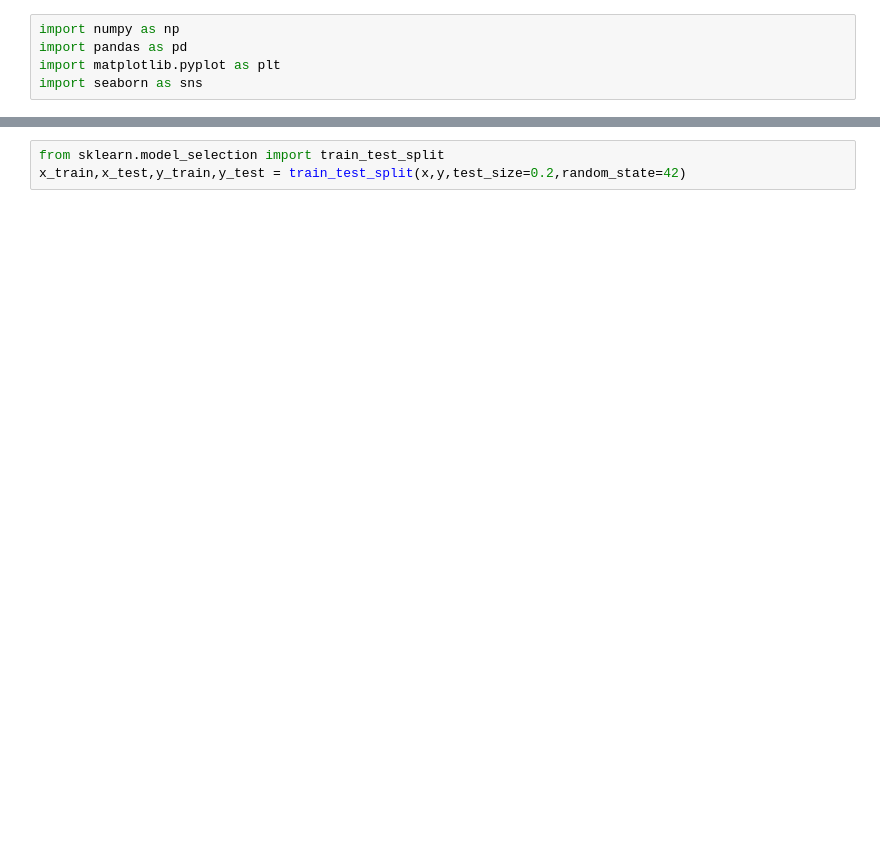
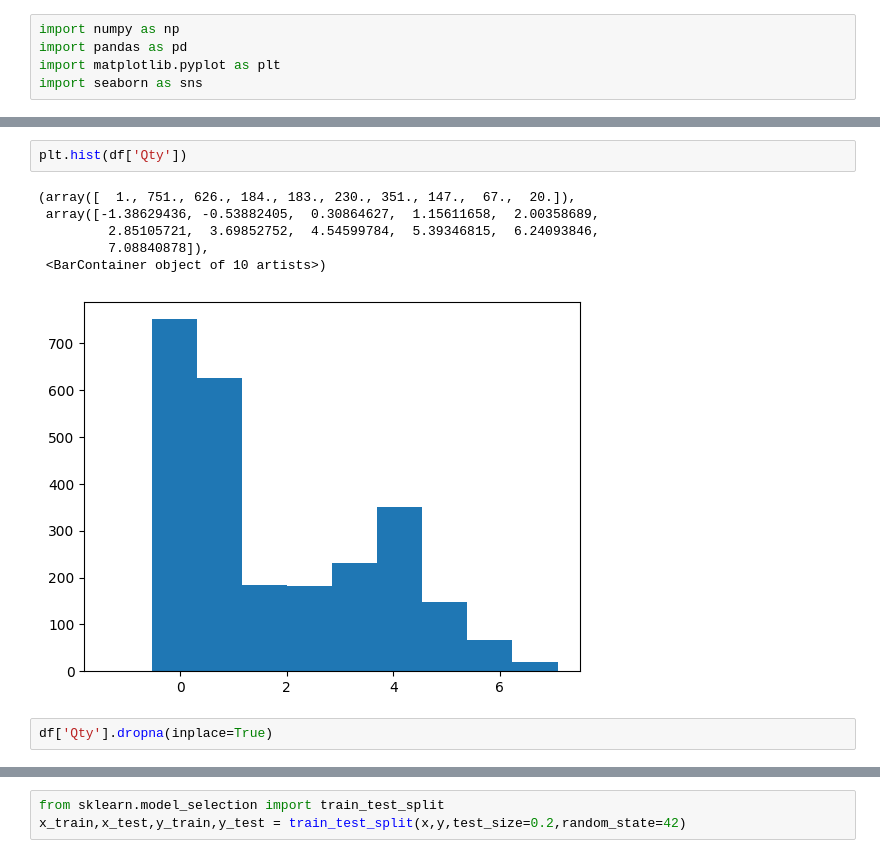
Before and after one commit to Aadi1101/Construction_Cost_Estimation_and_Project_Analytics, a Jupyter notebook: notebooks/trails.ipynb, the cells around one changed output, grey strips where cells are left out. Cells and saved outputs as stored; diff of their text form; blank space fills up the shorter version.

```diff
--- a/notebooks/trails.ipynb
+++ b/notebooks/trails.ipynb
@@ -272,0 +45,11 @@ y = data['Total']
+# %%
+plt.hist(df['Qty'])
+# %% [output]
+(array([  1., 751., 626., 184., 183., 230., 351., 147.,  67.,  20.]),
+ array([-1.38629436, -0.53882405,  0.30864627,  1.15611658,  2.00358689,
+         2.85105721,  3.69852752,  4.54599784,  5.39346815,  6.24093846,
+         7.08840878]),
+ <BarContainer object of 10 artists>)
+[figure, added]
+# %%
+df['Qty'].dropna(inplace=True)
```
Also changed, not shown: parts of 267 cells of this notebook, 18 other files.
